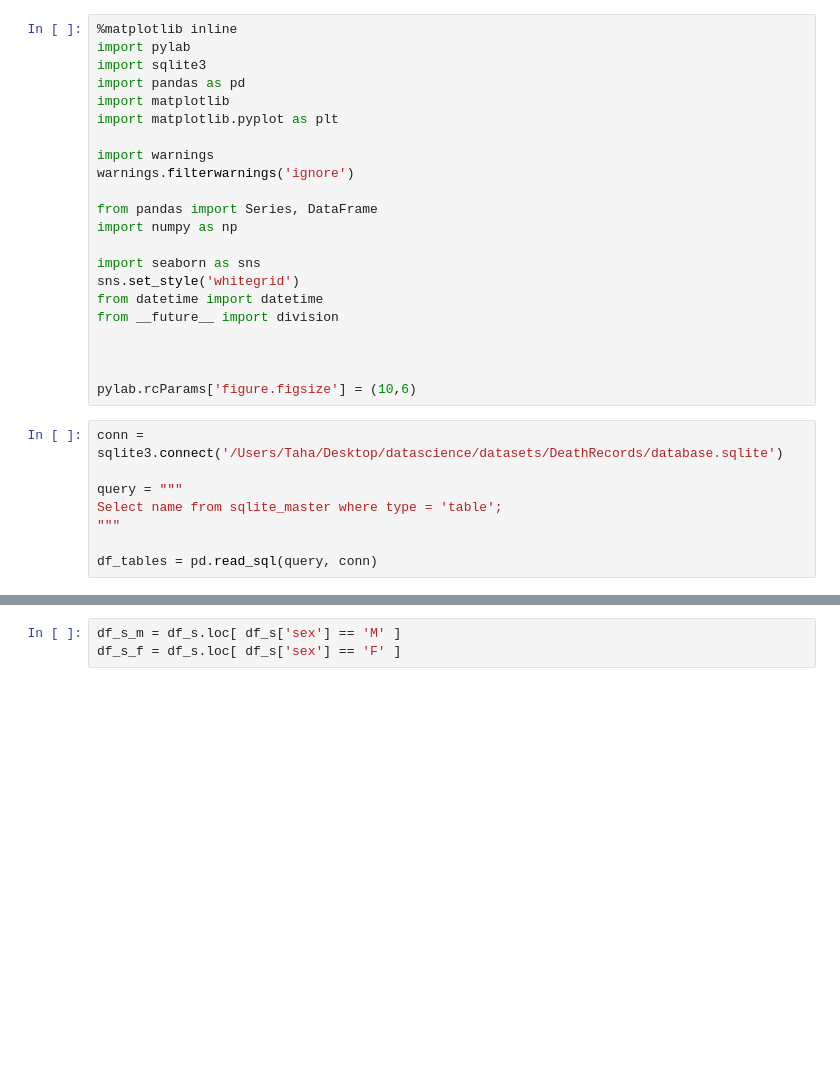
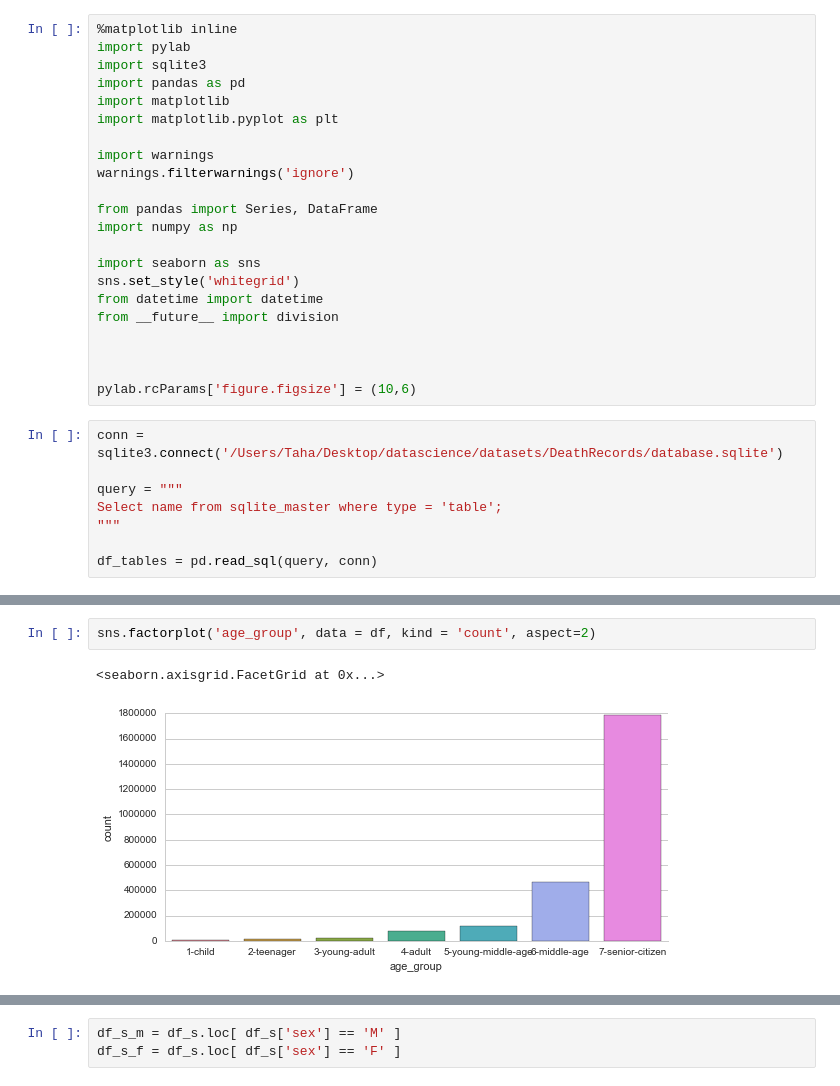
Before and after one commit to tkazi/miscellaneous, a Jupyter notebook: notebooks/kaggle - death-records.ipynb, the cells around one changed output, grey strips where cells are left out. Cells and saved outputs as stored; diff of their text form; blank space fills up the shorter version.

```diff
--- a/notebooks/kaggle - death-records.ipynb
+++ b/notebooks/kaggle - death-records.ipynb
@@ -119,0 +150,5 @@ plt.show()
+# %%
+sns.factorplot('age_group', data = df, kind = 'count', aspect=2)
+# %% [output]
+<seaborn.axisgrid.FacetGrid at 0x...>
+[figure, added]
```
Also changed, not shown: parts of 53 cells of this notebook.
